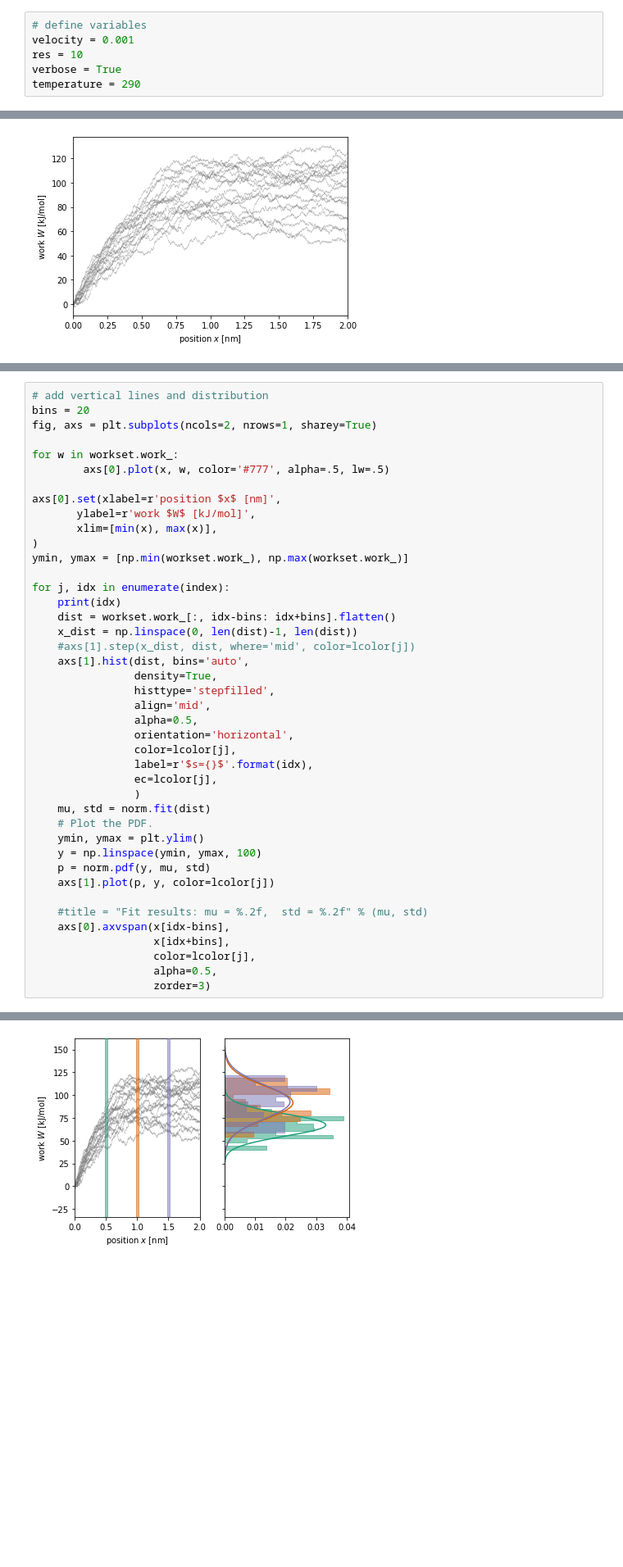
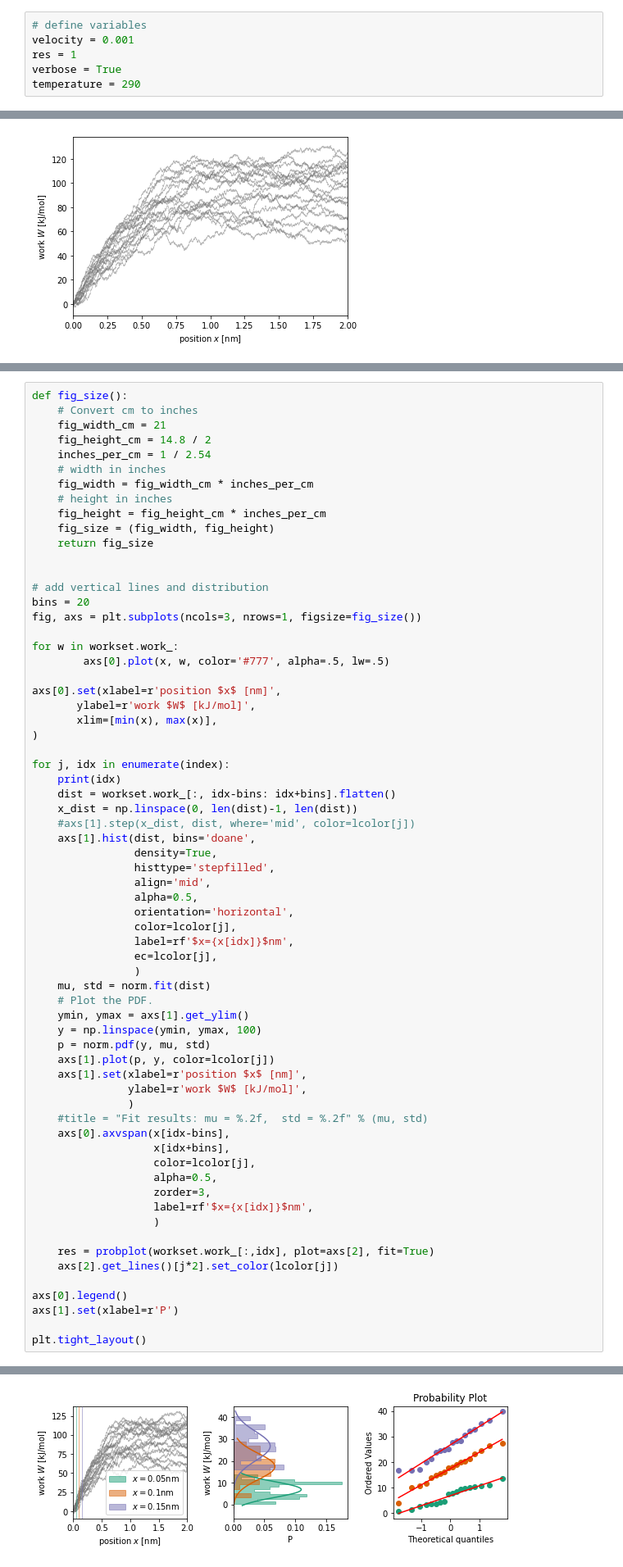
Before and after one commit to moldyn/dcTMD, a Jupyter notebook: docs/tutorials/work.ipynb, the cells around one changed output, grey strips where cells are left out. Shown at 82% size. Cells and saved outputs as stored; diff of their text form; blank space fills up the shorter version.

```diff
--- a/docs/tutorials/work.ipynb
+++ b/docs/tutorials/work.ipynb
@@ -7,7 +17,7 @@ import dcTMD
 # %%
 # define variables
 velocity = 0.001
-res = 10
+res = 1
 verbose = True
 temperature = 290
 # %% [markdown]
@@ -120,7 +132,20 @@ Kolmogorov-Smirnov results at x=1.5 is KstestResult(statistic=1.0, pvalue=0.0)
 # %%
+def fig_size():
+    # Convert cm to inches
+    fig_width_cm = 21
+    fig_height_cm = 14.8 / 2
+    inches_per_cm = 1 / 2.54
+    # width in inches
+    fig_width = fig_width_cm * inches_per_cm
+    # height in inches
+    fig_height = fig_height_cm * inches_per_cm
+    fig_size = (fig_width, fig_height)
+    return fig_size
+
+
 # add vertical lines and distribution
 bins = 20
-fig, axs = plt.subplots(ncols=2, nrows=1, sharey=True)
+fig, axs = plt.subplots(ncols=3, nrows=1, figsize=fig_size())
 
 for w in workset.work_:
         axs[0].plot(x, w, color='#777', alpha=.5, lw=.5)
@@ -129,34 +154,45 @@ axs[0].set(xlabel=r'position $x$ [nm]',
        ylabel=r'work $W$ [kJ/mol]',
        xlim=[min(x), max(x)],
 )
-ymin, ymax = [np.min(workset.work_), np.max(workset.work_)]
 
 for j, idx in enumerate(index):
     print(idx)
     dist = workset.work_[:, idx-bins: idx+bins].flatten()
     x_dist = np.linspace(0, len(dist)-1, len(dist))
     #axs[1].step(x_dist, dist, where='mid', color=lcolor[j])
-    axs[1].hist(dist, bins='auto',
+    axs[1].hist(dist, bins='doane',
                 density=True,
                 histtype='stepfilled',
                 align='mid',
                 alpha=0.5,
                 orientation='horizontal',
                 color=lcolor[j],
-                label=r'$s={}$'.format(idx),
+                label=rf'$x={x[idx]}$nm',
                 ec=lcolor[j],
                 )
     mu, std = norm.fit(dist)
     # Plot the PDF.
-    ymin, ymax = plt.ylim()
+    ymin, ymax = axs[1].get_ylim()
     y = np.linspace(ymin, ymax, 100)
     p = norm.pdf(y, mu, std)
     axs[1].plot(p, y, color=lcolor[j])
-
+    axs[1].set(xlabel=r'position $x$ [nm]',
+               ylabel=r'work $W$ [kJ/mol]',
+               )
     #title = "Fit results: mu = %.2f,  std = %.2f" % (mu, std)
     axs[0].axvspan(x[idx-bins],
                    x[idx+bins],
                    color=lcolor[j],
                    alpha=0.5,
-                   zorder=3)
+                   zorder=3,
+                   label=rf'$x={x[idx]}$nm',
+                   )
+
+    res = probplot(workset.work_[:,idx], plot=axs[2], fit=True)
+    axs[2].get_lines()[j*2].set_color(lcolor[j])
+
+axs[0].legend()
+axs[1].set(xlabel=r'P')
+
+plt.tight_layout()
 # %% [output]
@@ -163,4 +200,4 @@ for j, idx in enumerate(index):
 500
 1000
 1500
-[figure, old version]
+[figure, new version]
```
Also changed, not shown: parts of 7 cells of this notebook, 1 other file.
